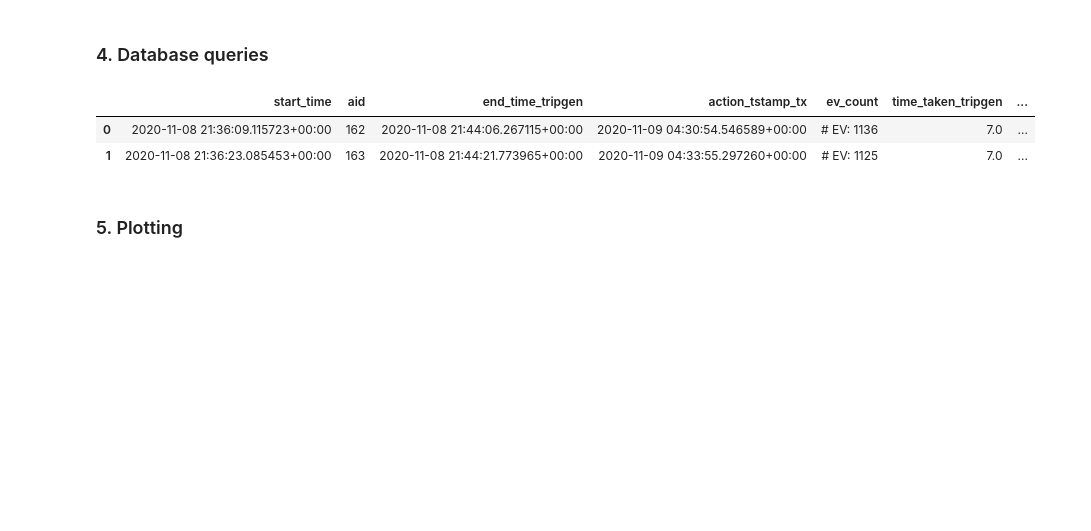
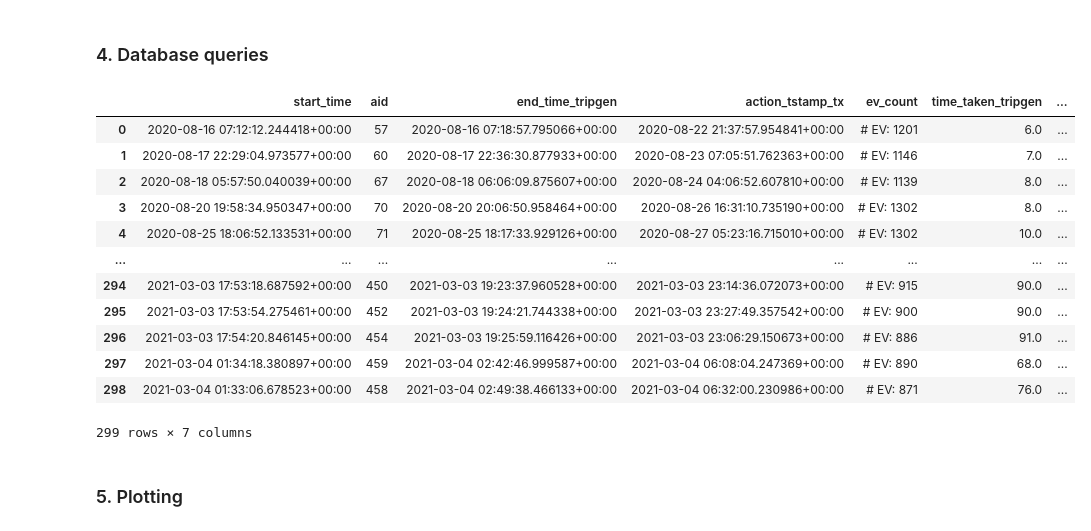
Before and after one commit to chintanp/ChargEval, a Jupyter notebook: scripts/computational_time.ipynb, the cells around one changed output. Cells and saved outputs as stored; diff of their text form; code cells hidden in the pictures; blank space fills up the shorter version.

```diff
--- a/scripts/computational_time.ipynb
+++ b/scripts/computational_time.ipynb
@@ -105,37 +105,46 @@ cur = conn.cursor()
 sql_count_stats = """select lai.action_tstamp_tx                                                   as start_time,
        lau.aid,
        lau.action_tstamp_tx                                                   as end_time_tripgen,
        las.action_tstamp_tx,
        '# EV: ' || es.ev_count as ev_count,
            ((DATE_PART('day', lau.action_tstamp_tx - lai.action_tstamp_tx) * 24 +
              DATE_PART('hour', lau.action_tstamp_tx - lai.action_tstamp_tx)) * 60 +
             DATE_PART('minute', lau.action_tstamp_tx - lai.action_tstamp_tx)) as time_taken_tripgen,
        ((DATE_PART('day', las.action_tstamp_tx - lau.action_tstamp_tx) * 24 +
          DATE_PART('hour', las.action_tstamp_tx - lau.action_tstamp_tx)) * 60 +
         DATE_PART('minute', las.action_tstamp_tx - lau.action_tstamp_tx))     as time_taken_eviabm
 from audit.logged_actions lai
          join (select action_tstamp_tx, action, row_data -> 'analysis_id' as aid
                from audit.logged_actions
                where action = 'U'
                  and changed_fields -> 'status' LIKE 'trips_generated') as lau
               on lau.aid = lai.row_data -> 'analysis_id'
          join (select action_tstamp_tx, action, row_data -> 'analysis_id' as aid
                from audit.logged_actions
                where action = 'U'
                  and changed_fields -> 'status' LIKE 'solved') as las
               on las.aid = lai.row_data -> 'analysis_id'
          join (select count(veh_id) as ev_count, analysis_id from public.evtrip_scenarios group by analysis_id) as es
               on es.analysis_id = (lai.row_data -> 'analysis_id')::int
 where lai.action = 'I'
-  and lai.row_data -> 'analysis_id' ~* %s
 ;"""
 data = '|'.join(map(str,analysis_ids))
-count_stats = pd.read_sql_query(sql=sql_count_stats, con=conn, params=(data,))
+count_stats = pd.read_sql_query(sql=sql_count_stats, con=conn, params=())
 count_stats
 # %% [output]
 |  | start_time | aid | end_time_tripgen | action_tstamp_tx | ev_count | time_taken_tripgen | ... |
-| 0 | 2020-11-08 21:36:09.115723+00:00 | 162 | 2020-11-08 21:44:06.267115+00:00 | 2020-11-09 04:30:54.546589+00:00 | # EV: 1136 | 7.0 | ... |
-| 1 | 2020-11-08 21:36:23.085453+00:00 | 163 | 2020-11-08 21:44:21.773965+00:00 | 2020-11-09 04:33:55.297260+00:00 | # EV: 1125 | 7.0 | ... |
+| 0 | 2020-08-16 07:12:12.244418+00:00 | 57 | 2020-08-16 07:18:57.795066+00:00 | 2020-08-22 21:37:57.954841+00:00 | # EV: 1201 | 6.0 | ... |
+| 1 | 2020-08-17 22:29:04.973577+00:00 | 60 | 2020-08-17 22:36:30.877933+00:00 | 2020-08-23 07:05:51.762363+00:00 | # EV: 1146 | 7.0 | ... |
+| 2 | 2020-08-18 05:57:50.040039+00:00 | 67 | 2020-08-18 06:06:09.875607+00:00 | 2020-08-24 04:06:52.607810+00:00 | # EV: 1139 | 8.0 | ... |
+| 3 | 2020-08-20 19:58:34.950347+00:00 | 70 | 2020-08-20 20:06:50.958464+00:00 | 2020-08-26 16:31:10.735190+00:00 | # EV: 1302 | 8.0 | ... |
+| 4 | 2020-08-25 18:06:52.133531+00:00 | 71 | 2020-08-25 18:17:33.929126+00:00 | 2020-08-27 05:23:16.715010+00:00 | # EV: 1302 | 10.0 | ... |
+| ... | ... | ... | ... | ... | ... | ... | ... |
+| 294 | 2021-03-03 17:53:18.687592+00:00 | 450 | 2021-03-03 19:23:37.960528+00:00 | 2021-03-03 23:14:36.072073+00:00 | # EV: 915 | 90.0 | ... |
+| 295 | 2021-03-03 17:53:54.275461+00:00 | 452 | 2021-03-03 19:24:21.744338+00:00 | 2021-03-03 23:27:49.357542+00:00 | # EV: 900 | 90.0 | ... |
+| 296 | 2021-03-03 17:54:20.846145+00:00 | 454 | 2021-03-03 19:25:59.116426+00:00 | 2021-03-03 23:06:29.150673+00:00 | # EV: 886 | 91.0 | ... |
+| 297 | 2021-03-04 01:34:18.380897+00:00 | 459 | 2021-03-04 02:42:46.999587+00:00 | 2021-03-04 06:08:04.247369+00:00 | # EV: 890 | 68.0 | ... |
+| 298 | 2021-03-04 01:33:06.678523+00:00 | 458 | 2021-03-04 02:49:38.466133+00:00 | 2021-03-04 06:32:00.230986+00:00 | # EV: 871 | 76.0 | ... |
+299 rows × 7 columns
 # %% [markdown]
 ### 5. Plotting
 # %% [markdown]
```
Also changed, not shown: parts of 5 cells of this notebook, 3 other files.
